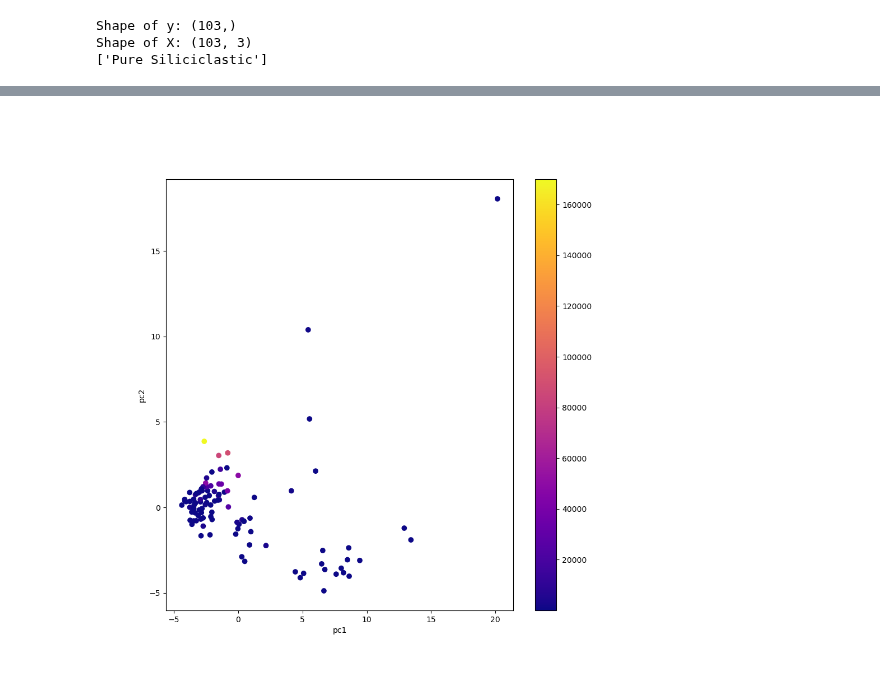
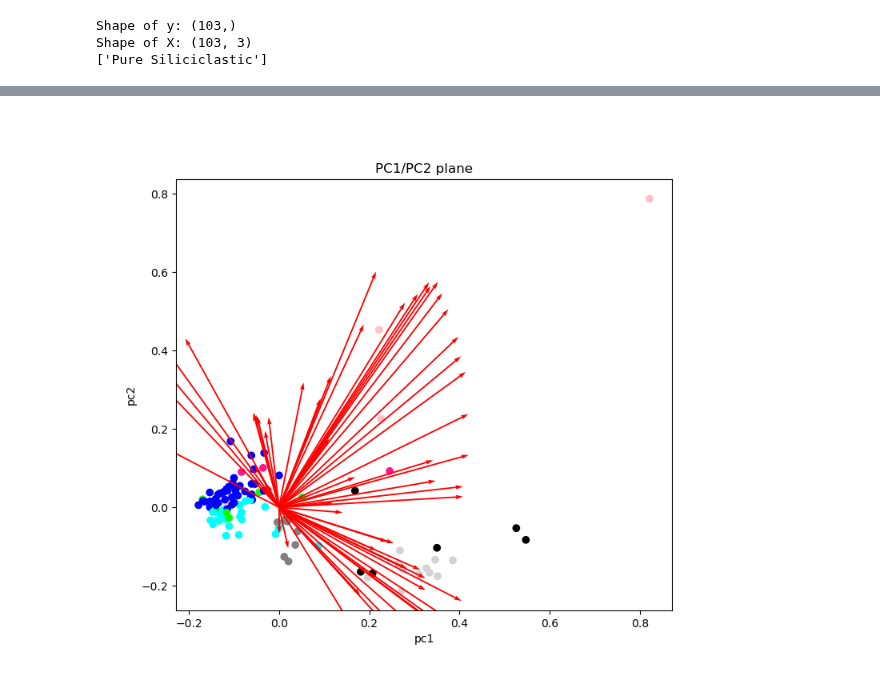
Before and after one commit to TigerFan2029/AIMinex, a Jupyter notebook: pca_mineral1.ipynb, the cells around one changed output, grey strips where cells are left out. Drawn from its saved outputs; the diff is of its cells as text; code cells hidden in the pictures.

```diff
--- a/pca_mineral1.ipynb
+++ b/pca_mineral1.ipynb
@@ -516,16 +518,82 @@ Shape of y: (103,)
 Shape of X: (103, 3)
 ['Pure Siliciclastic']
 # %%
-plt.figure(figsize=(10,10))
-#plt.scatter(x[:,0],x[:,1],c=data['target'],cmap='plasma')
-plt.scatter(x[:,0],x[:,1],c=df['Zn_ppm'],cmap='plasma')
+plt.figure(figsize=(8,7))
 
-## Plot the arrows
-#x_arr = np.zeros(len(loadings[0]))
-#y_arr = z_arr = x_arr
-#plt.quiver(x_arr, y_arr, z_arr, xs, ys, zs)
+xdata = pca_df_scaled['PC1']
+ydata = pca_df_scaled['PC2']
+
+shapes2 = []
+for i in range(len(df)):
+    shape2 = plt.scatter(xdata[i], ydata[i], c=dc['Color'][i], marker=ds["Shapes"][i])
+    shapes2.append(shape2)
+
+dots2 = plt.scatter(xdata, ydata, c=dc['Color'])
+dots2.set_visible(True)
+
+def shape(Show_Shape):
+    if Show_Shape:
+        for shape2 in shapes2:
+            shape2.set_visible(True)
+        dots2.set_visible(False)
+    else:
+        dots2.set_visible(True)
+        for shape2 in shapes2:
+            shape2.set_visible(False)
+
+interact(shape, Show_Shape=False)
+
+
+show_names=df.columns.tolist()
+indx=df.columns.get_indexer(show_names)
+
+
+loadings = pca.components_
+xs = loadings[0]
+ys = loadings[1]
+
+
+#Plot the arrows
+arrow_list_2d = []
+
+x_arr = np.zeros(len(loadings[0]))
+y_arr = x_arr
+
+arrow_scale=0.5
+for i, name in enumerate(df.columns):
+    ip = df.columns.get_loc(name)
+    arrow_2d = plt.quiver(x_arr[ip], y_arr[ip], xs[ip], ys[ip], color='r', scale = arrow_scale, width = 0.003)
+    arrow_list_2d.append(arrow_2d)
+
+def findarrow_2d(Visibility_arrow):
+    if Visibility_arrow:
+        for a in arrow_list_2d:
+            a.set_visible(True)
+    else:
+        for a in arrow_list_2d:
+            a.set_visible(False)
+interact(findarrow_2d, Visibility_arrow=True)
+
+# namelist = []
+
+# for i , names in enumerate(show_names):
+#     ip=indx[i]
+#     #ax.scatter(xs[ip], ys[ip], zs[ip], s=100)
+#     n = plt.text((1/arrow_scale)*xs[ip], (1/arrow_scale)*ys[ip], names, fontsize='small')
+#     namelist.append(n)
+
+# def findname(show_name):
+#     if show_name:
+#         for n in namelist:
+#             n.set_visible(True)
+#     else:
+#         for n in namelist:
+#             n.set_visible(False)
+
+# interact(findname, show_name=True)
 
 plt.xlabel('pc1')
 plt.ylabel('pc2')
-plt.colorbar()
+
+plt.title("PC1/PC2 plane")
 # %% [output]
@@ -533,2 +603,2 @@ plt.colorbar()
-[figure, old version]
+[figure, new version]
 # %%
```
Also changed, not shown: parts of 11 cells of this notebook.
